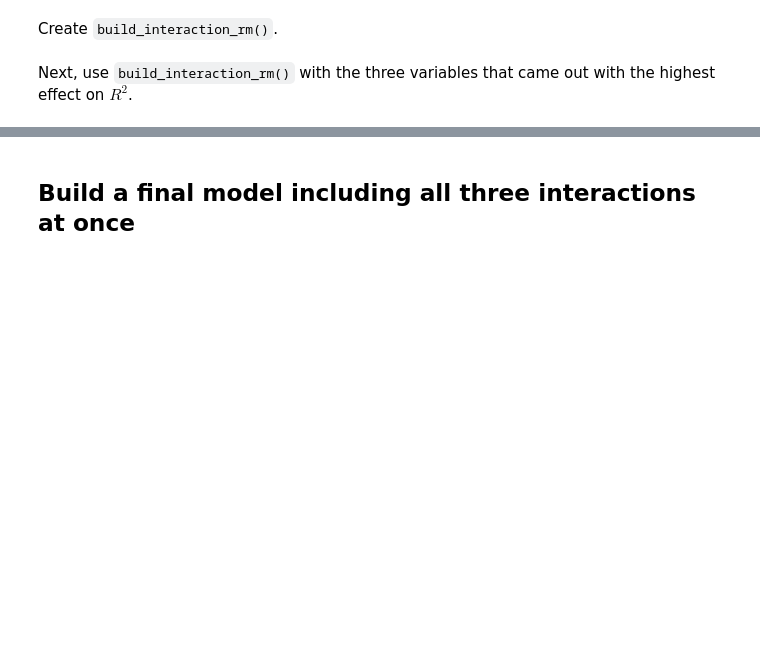
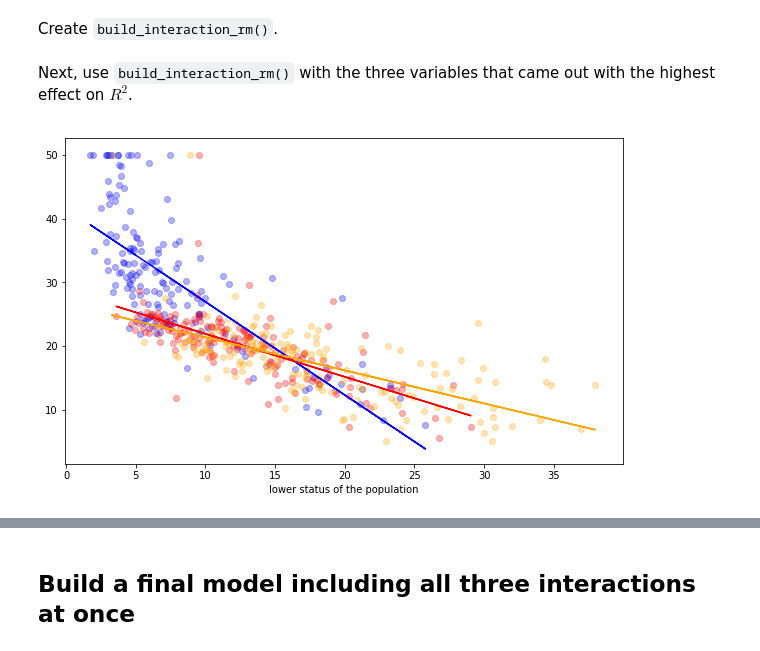
Before and after one commit to zfeizollahi/dsc-interaction-terms-lab-online-ds-sp-000, a Jupyter notebook: index.ipynb, the cells around one changed output, grey strips where cells are left out. Drawn from its saved outputs; the diff is of its cells as text; code cells hidden in the pictures; blank space fills up the shorter version.

```diff
--- a/index.ipynb
+++ b/index.ipynb
@@ -32,12 +32,4 @@ boston = load_boston()
 boston_features = pd.DataFrame(boston.data, columns = boston.feature_names)
 X = boston_features
 y = pd.DataFrame(boston.target, columns=['Target'])
+all_data = pd.concat([y,X], axis = 1)
-# %%
-#their code
-y = pd.DataFrame(boston.target,columns = ['target'])
-df = pd.DataFrame(boston.data, columns = boston.feature_names)
-all_data = pd.concat([y,df], axis = 1)
-
-crossvalidation = KFold(n_splits=10, shuffle=True, random_state=1)
-baseline = np.mean(cross_val_score(regression, df, y, scoring='r2', cv=crossvalidation))
-baseline
@@ -129,4 +92,41 @@ def build_interaction_rm(varname, description):
+# %%
+def build_interaction_rm(varname, description):
+    regression_1 = LinearRegression()
+    regression_2 = LinearRegression()
+    regression_3 = LinearRegression()
+
+    high_1 = high_rm[varname].values.reshape(-1, 1)
+    high_1_target = high_rm['target'].values.reshape(-1, 1)
+    med_2 = med_rm[varname].values.reshape(-1, 1)
+    med_2_target = med_rm['target'].values.reshape(-1, 1)
+    low_3 = low_rm[varname].values.reshape(-1, 1)
+    low_3_target = low_rm['target'].values.reshape(-1, 1)
+
+    regression_1.fit(high_1, high_1_target)
+    regression_2.fit(med_2, med_2_target)
+    regression_3.fit(low_3, low_3_target)
+
+    pred_1 = regression_1.predict(high_1)
+    pred_2 = regression_2.predict(med_2)
+    pred_3 = regression_3.predict(low_3)
+
+
+    plt.figure(figsize=(10,6))
+    plt.scatter(high_1, high_1_target,color='blue', alpha=0.3, label='high_rooms')
+    plt.scatter(med_2,med_2_target, color='red', alpha=0.3, label='med_rooms')
+    plt.scatter(low_3,low_3_target, color='orange', alpha=0.3, label='low_rooms')
+
+    plt.plot(high_1, pred_1, color='blue')
+    plt.plot(med_2, pred_2, color='red')
+    plt.plot(low_3, pred_3, color='orange')
+    plt.xlabel(description)
+    plt.legend;
+
+    pass
 # %% [markdown]
 Next, use `build_interaction_rm()` with the three variables that came out with the highest effect on $R^2$.
 # %%
 # first plot
+build_interaction_rm('LSTAT', 'lower status of the population')
+# %% [output]
+[figure, added]
```
Also changed, not shown: parts of 21 cells of this notebook, 4 other files.
